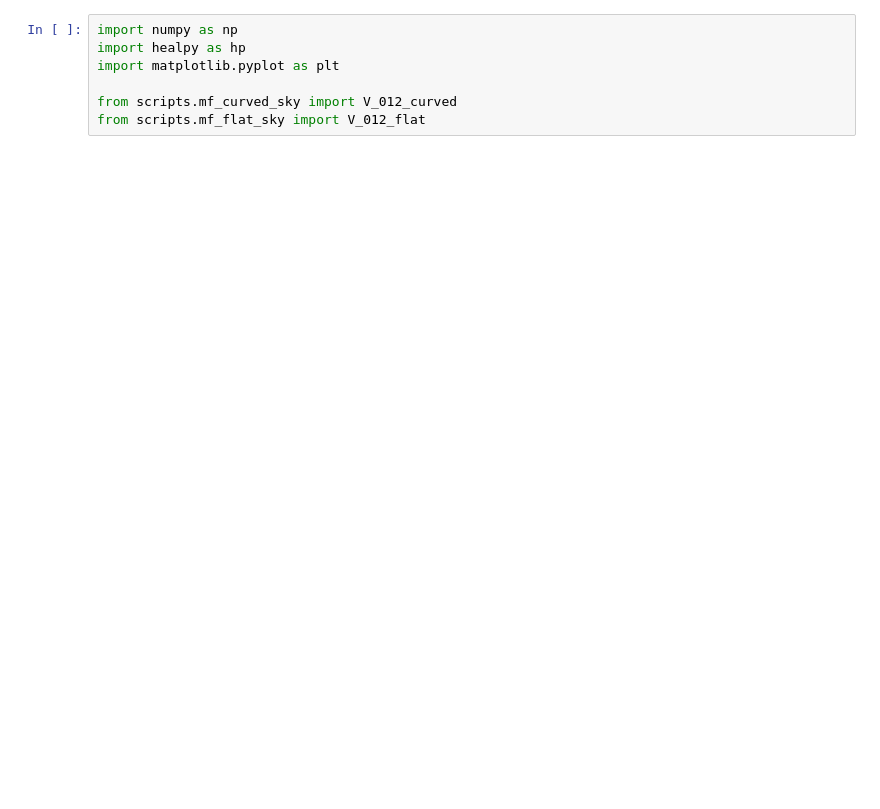
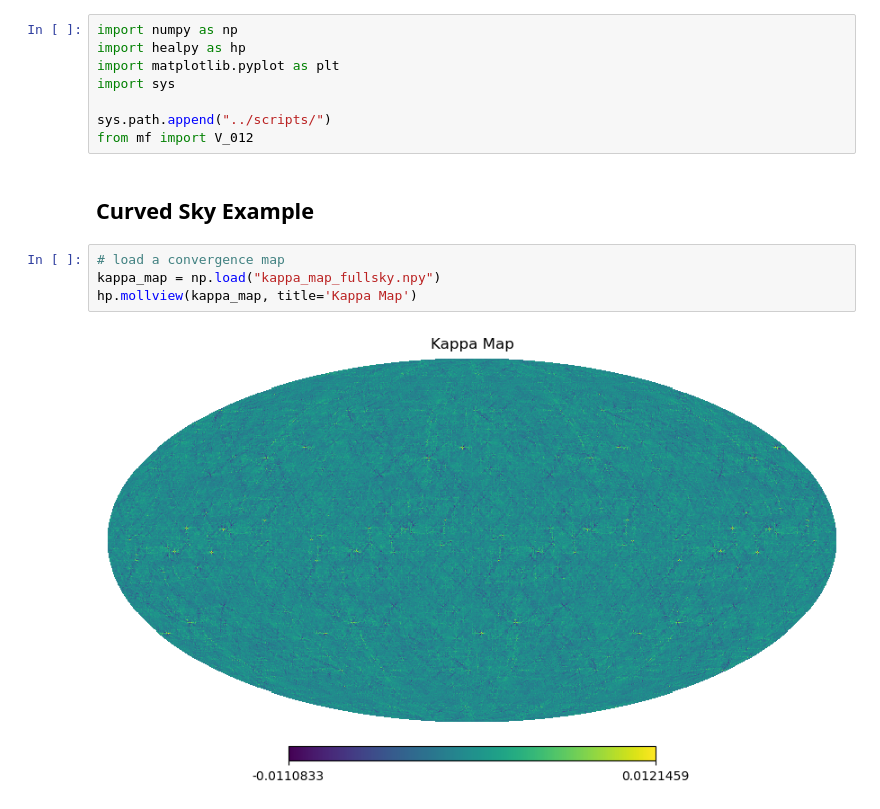
Before and after one commit to nishagrewal/minkowski, a Jupyter notebook: examples/Minkowski_Functional_Example.ipynb, the cells around one changed output. Drawn from its saved outputs; the diff is of its cells as text; blank space fills up the shorter version.

Commit message:
update example notebook with plots

```diff
--- a/examples/Minkowski_Functional_Example.ipynb
+++ b/examples/Minkowski_Functional_Example.ipynb
@@ -2,6 +2,15 @@
 import numpy as np
 import healpy as hp
 import matplotlib.pyplot as plt
+import sys
 
-from scripts.mf_curved_sky import V_012_curved
-from scripts.mf_flat_sky import V_012_flat
+sys.path.append("../scripts/")
+from mf import V_012
+# %% [markdown]
+## Curved Sky Example
+# %%
+# load a convergence map
+kappa_map = np.load("kappa_map_fullsky.npy")
+hp.mollview(kappa_map, title='Kappa Map')
+# %% [output]
+[figure, added]
```
Also changed, not shown: parts of 13 cells of this notebook, 5 other files.
